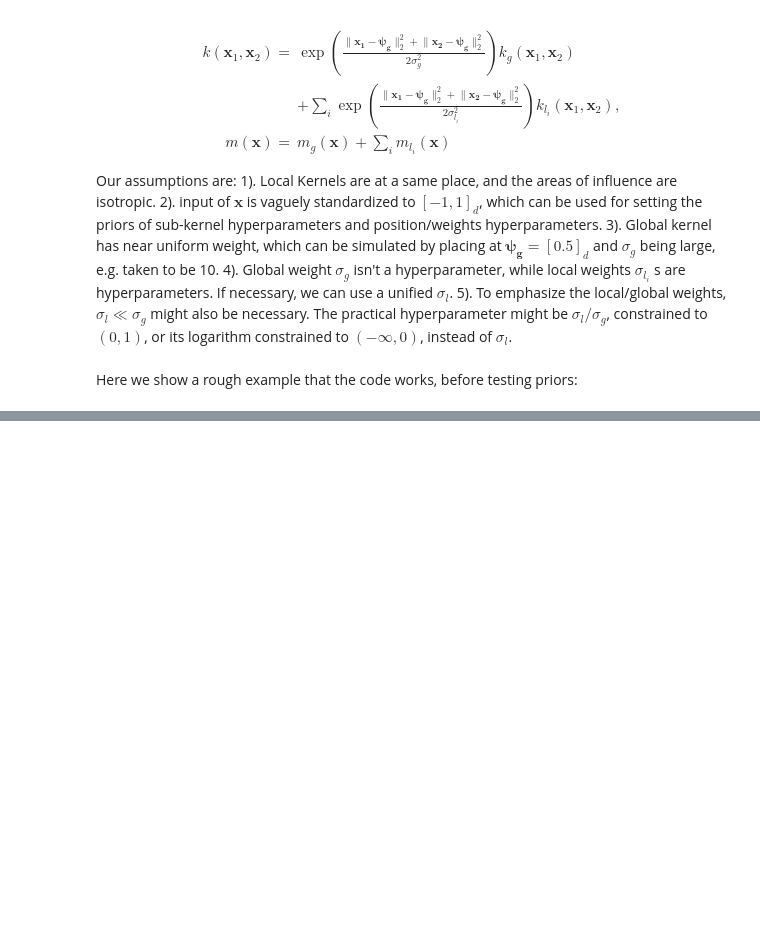
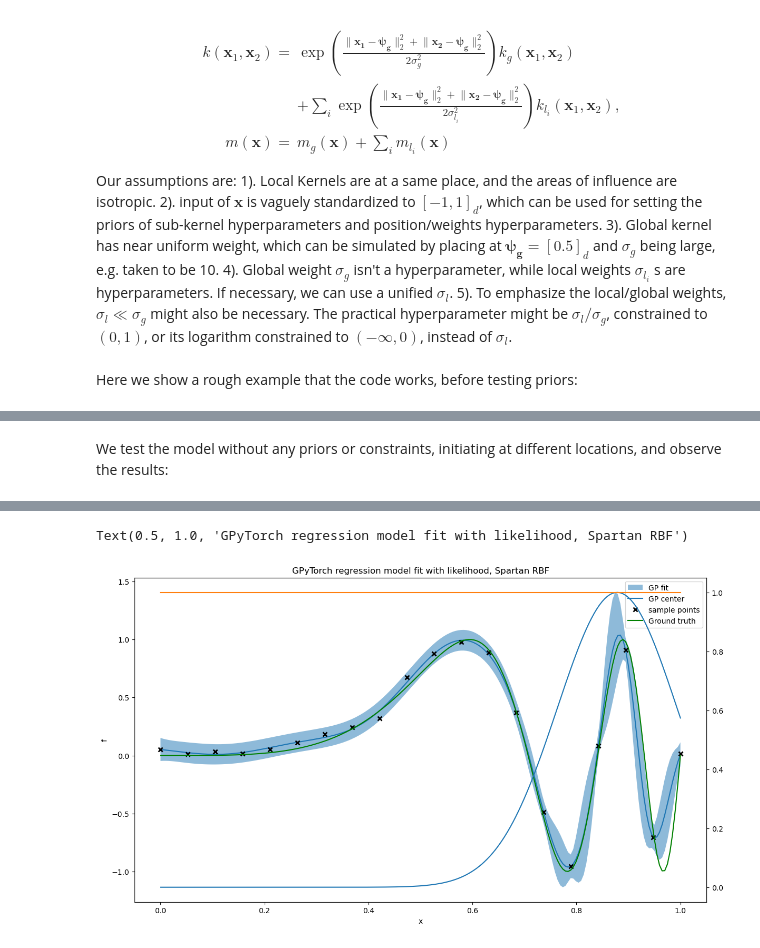
Before and after one commit to huaiyuli/LocalKernelTest, a Jupyter notebook: Adapted_Kernel.ipynb, the cells around one changed output, grey strips where cells are left out. Cells and saved outputs as stored; diff of their text form; code cells hidden in the pictures; blank space fills up the shorter version.

```diff
--- a/Adapted_Kernel.ipynb
+++ b/Adapted_Kernel.ipynb
@@ -175,0 +185,4 @@ Text(0.5, 1.0, 'GPyTorch regression model fit with likelihood, Spartan RBF')
+# %%
+with torch.no_grad():
+    for name, param in model0.named_parameters():
+        print(name, param)
@@ -175,0 +208,2 @@ Text(0.5, 1.0, 'GPyTorch regression model fit with likelihood, Spartan RBF')
+# %% [markdown]
+We test the model without any priors or constraints, initiating at different locations, and observe the results:
@@ -175,0 +232,68 @@ Text(0.5, 1.0, 'GPyTorch regression model fit with likelihood, Spartan RBF')
+# %%
+start_time = timeit.default_timer()
+likelihood = gpytorch.likelihoods.GaussianLikelihood(noise_constraint=Interval(1e-8,1.))
+model0 = Loc_1D_RBF(train_inputs=Xt, train_targets=Yt,likelihood=likelihood)
+model0.covar_module.base_kernel._set_local_position(0.5)
+model0.train()
+likelihood.train()
+for name, params in model0.named_hyperparameters():
+    params.data.copy_(torch.rand_like(params.data)*2)
+training_iter = 20
+optimizer = torch.optim.LBFGS(model0.parameters(), lr=0.11, line_search_fn="strong_wolfe")
+start_time = timeit.default_timer()
+# "Loss" for GPs - the marginal log likelihood
+#model0.likelihood.noise_covar.raw_noise.requires_grad_(False)
+
+losstrack = 100
+lossdif = 100
+numcount = 0
+steplength = torch.tensor([1])
+for i in range(training_iter):
+    def closure():
+        # Zero gradients from previous iteration
+        mll = gpytorch.mlls.ExactMarginalLogLikelihood(likelihood, model0)
+        optimizer.zero_grad()
+        # Output from model
+        output = model0(Xt)
+        # Calc loss and backprop gradients
+        loss = -mll(output, Yt)
+        loss.backward()
+        return loss
+
+    optimizer.step(closure)
+    loss = closure()
+    print('Iter %d - Loss: %.3f noise: %.3f variance: %.3f position: %.3f locallengthscale: %.3f globallengthscale: %.3f localweightvar: %.3f'  % (
+            i + 1, loss.item(),
+            #model.covar_module.base_kernel.lengthscale.item(),
+            model0.likelihood.noise.item(),
+            model0.covar_module.outputscale.item(),
+            model0.covar_module.base_kernel.local_position.item(),
+            model0.covar_module.base_kernel.local_kernels[0].lengthscale.item(),
+            model0.covar_module.base_kernel.global_kernel.lengthscale.item(),
+            model0.covar_module.base_kernel.local_weight_var[0].item()
+        ))
+model0.eval()
+likelihood.eval()
+
+end_time = timeit.default_timer()
+
+elapsed_time = end_time - start_time
+print(f'Time elapsed: {elapsed_time} seconds')
+
+Xtnew = torch.linspace(0,1,200)
+
+with torch.no_grad(), gpytorch.settings.fast_pred_var():
+    observed_pred = likelihood(model0(Xtnew)) # With noise liklihood
+plt.figure(figsize=(14, 8))
+# Plot the GP fit mean and covariance
+plot_gptorch(Xtnew, observed_pred.mean, observed_pred.variance.detach(),
+             training_points=(Xt, Yt))
+plt.plot(Xtnew, yt_func(Xtnew), 'g')
+plt.legend(labels=["GP fit", "GP center", "sample points", "Ground truth"])
+weights = plt.twinx()
+#model0.covar_module.base_kernel.local_weight_var = model0.covar_module.base_kernel.local_weight_var/2
+weights.plot(Xtnew.numpy(), model0.covar_module.base_kernel.omega_l(Xtnew.unsqueeze(-1),
+firstkernel=True, log_prob = False).detach().numpy())
+weights.plot(Xtnew.numpy(), torch.ones_like(Xtnew).numpy())
+plt.title("GPyTorch regression model fit with likelihood, Spartan RBF")
+# %% [output]
@@ -175,0 +317,2 @@ Text(0.5, 1.0, 'GPyTorch regression model fit with likelihood, Spartan RBF')
+Text(0.5, 1.0, 'GPyTorch regression model fit with likelihood, Spartan RBF')
+[figure, added]
```
Also changed, not shown: parts of 6 cells of this notebook, 1 other file.
